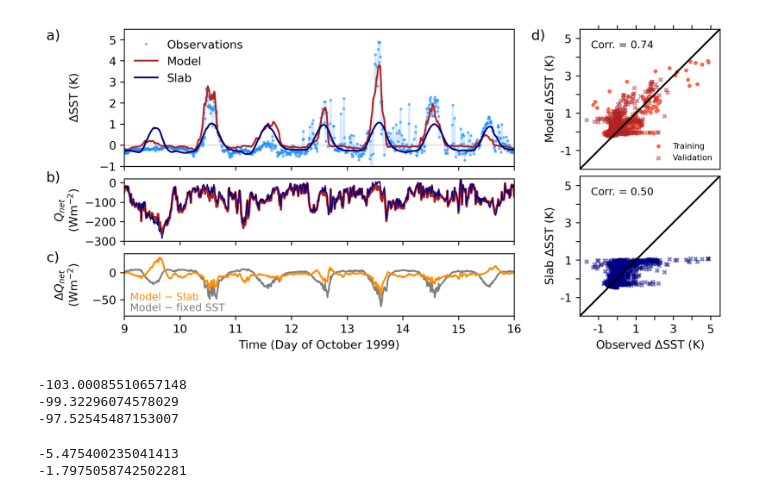
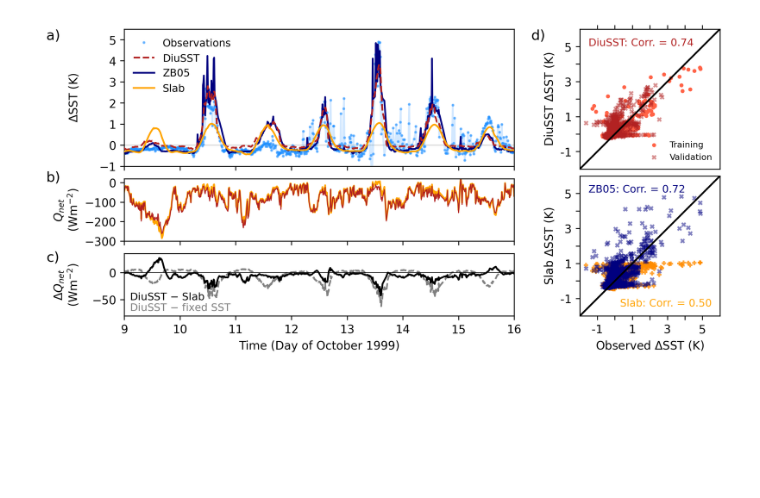
Before and after one commit to reykboerner/diusst, a Jupyter notebook: scripts/figs/paper_fig6.ipynb, the cells around one changed output. Drawn from its saved outputs; the diff is of its cells as text; code cells hidden in the pictures; blank space fills up the shorter version.

```diff
--- a/scripts/figs/paper_fig6.ipynb
+++ b/scripts/figs/paper_fig6.ipynb
@@ -7,18 +10,28 @@ from scipy import stats
 import xarray as xr
 # %%
 data = xr.load_dataset('../../input_data/moce5/moce5_dataset.cdf', decode_timedelta=False)
-simu_diusst = np.load('../../output_files/simu_diusst.npy', allow_pickle=True)
-simu_slab = np.load('../../output_files/simu_slab.npy', allow_pickle=True)
-simu_const = np.load('../../output_files/simu_const.npy', allow_pickle=True)
+
+_diusst = np.load("../../output_files/simu_diusst.npz")
+_zb05 = np.load("../../output_files/simu_zb05.npz")
+_slab = np.load("../../output_files/simu_slab.npz")
+_const = np.load("../../output_files/simu_const.npz")
+
+_data = {}
+for i, container in enumerate([_diusst, _zb05, _slab, _const]):
+    _data[i] = [container[key] for key in container]
+
+simu_diusst, simu_zb05, simu_slab, simu_const = [_data[i] for i in range(4)]
 
 T_f = float(data.T_f)
 ref_idx = 20
 time_pts = data['time_day'].to_numpy()[:-1]
 
 dsst_diusst = simu_diusst[0][:,0] - simu_diusst[0][:,ref_idx]
+dsst_zb05 = simu_zb05[0]
 dsst_slab = simu_slab[0] - T_f
 
 flux_diusst = simu_diusst[3][0] + simu_diusst[3][1] + simu_diusst[3][2]
+flux_zb05 = simu_zb05[2][0] + simu_zb05[2][1] + simu_zb05[2][2]
 flux_slab = simu_slab[1][0] + simu_slab[1][1] + simu_slab[1][2]
 flux_const = simu_const[1][0] + simu_const[1][1] + simu_const[1][2]
 
@@ -31,8 +44,10 @@ validation_int3 = np.arange(1585,1851,1)
 validation_idx = np.concatenate((np.concatenate((validation_int1, validation_int2)),validation_int3))
 
 model_r = stats.pearsonr(data['dsst'][:-1],dsst_diusst)[0]
+zb05_r = stats.pearsonr(data['dsst'][:-1],dsst_zb05)[0]
 slab_r = stats.pearsonr(data['dsst'][:-1],dsst_slab)[0]
 
 print('Reference depth: {:.3f} m'.format(simu_diusst[2][ref_idx]))
+print(model_r, zb05_r, slab_r)
 # %% [output]
 Reference depth: -3.045 m
@@ -41,5 +55,5 @@ Cannot find the ecCodes library
 # %%
-xmin, xmax = -2, 5.5
+xmin, xmax = -2, 6
 
 fig = plt.figure(dpi=300,figsize=(9.5,4.5))
 gs = GridSpec(2, 3, wspace=0.3, hspace=0.05)
@@ -52,32 +66,35 @@ ax1c = fig.add_subplot(gs2[3])
 
 ax1.plot(data['time_day'],data['dsst'],alpha=0.2,c='dodgerblue')
 ax1.plot(data['time_day'],data['dsst'],'.',markersize=3,alpha=0.5,c='dodgerblue', label='Observations')
-ax1.plot(time_pts,dsst_diusst,c='firebrick', label='Model')
-ax1.plot(time_pts,dsst_slab, c='navy', label='Slab')
+ax1.plot(time_pts,dsst_diusst,c='firebrick', label='DiuSST', ls='--', zorder=9)
+ax1.plot(time_pts,dsst_zb05, c='navy', label='ZB05', zorder=8)
+ax1.plot(time_pts,dsst_slab, c='orange', label='Slab',zorder=10)
 ax1.axhline(y=0,c='lightgray',zorder=0,lw=0.75)
-ax1.legend(frameon=False,loc='upper left')
+ax1.legend(frameon=False,loc='upper left', fontsize=9)
 ax1.set(xlim=(0,20.5),xticks=np.arange(0,21),xticklabels=[None]*21)#np.arange(0,21)+1)
-ax1.set(xlim=(8,15),ylim=(-1,xmax))
+ax1.set(xlim=(8,15),ylim=(-1,5.5))
 ax1.set(yticks=[-1,0,1,2,3,4,5])
 
-ax1b.plot(time_pts, flux_diusst, c='firebrick',label='Model - Slab',zorder=0,lw=2)
-ax1b.plot(time_pts, flux_slab, c='navy', label='Model - const.',zorder=1,lw=.8)
+ax1b.plot(time_pts, flux_diusst, c='firebrick',label='Model - Slab',zorder=2,lw=.8)
+ax1b.plot(time_pts, flux_slab, c='orange', label='Model - const.',zorder=1,lw=1.5)
 
 ax1b.set(xlim=(0,20.5),xticks=np.arange(0,21),xticklabels=[None]*21)
 ax1b.set(xlim=(8,15),ylim=(None,None), ylabel='$Q_{net}$\n(Wm$^{-2}$)')
 
-ax1c.plot(time_pts, (flux_diusst-flux_slab), c='darkorange')
-ax1c.plot(time_pts, (flux_diusst-flux_const), c='gray', zorder=-1)
+ax1c.plot(time_pts, (flux_diusst-flux_slab), c='k')
+ax1c.plot(time_pts, (flux_diusst-flux_const), c='gray', ls='--', zorder=-1)
 ax1c.set(xlim=(0,20.5),xticks=np.arange(0,21),xticklabels=np.arange(0,21)+1)
 ax1c.set(xlim=(8,15),ylim=(None,None), ylabel='$\Delta Q_{net}$\n(Wm$^{-2}$)')
+ax1c.axhline(y=0, lw=0.5, c='k', zorder=-1)
 
 ax2.plot([xmin,xmax],[xmin,xmax],c='k')
 ax2.scatter(data['dsst'][training_idx],dsst_diusst[training_idx],c='tomato',marker='o',s=6, label='Training')
 ax2.scatter(data['dsst'][validation_idx],dsst_diusst[validation_idx],c='firebrick',marker='x',s=10,alpha=.5, label='Validation')
-ax2.legend(loc='lower right', fontsize=7, frameon=False)
+ax2.legend(loc='lower right', fontsize=7.5, frameon=False)
 
 ax3.plot([xmin,xmax],[xmin,xmax],c='k',zorder=10)
-ax3.scatter(data['dsst'][:-1],dsst_slab,c='navy',marker='x',s=10,alpha=.5,zorder=5)
+ax3.scatter(data['dsst'][:-1],dsst_slab,c='darkorange',marker='+',s=15,alpha=.8,zorder=4)
+ax3.scatter(data['dsst'][:-1],dsst_zb05,c='navy',marker='x',s=10,alpha=.5,zorder=5)
 
 ax2.tick_params(axis='x', bottom=False, top=True, labelbottom=False, labeltop=False)
 ax2.set(xticks=[-1,0,1,2,3,4,5],xticklabels=['-1',None,'1',None,'3',None,'5'])
@@ -85,50 +102,39 @@ ax3.set(xticks=[-1,0,1,2,3,4,5],xticklabels=['-1',None,'1',None,'3',None,'5'])
 ax2.set(yticks=[-1,0,1,2,3,4,5],yticklabels=['-1',None,'1',None,'3',None,'5'])
 ax3.set(yticks=[-1,0,1,2,3,4,5],yticklabels=['-1',None,'1',None,'3',None,'5'])
 
 ax2.set_aspect(1)
 ax3.set_aspect(1)
 ax2.set(xlim=(xmin,xmax),ylim=(xmin,xmax))
 ax2.set(xlim=(xmin,xmax),ylim=(xmin,xmax))
 ax3.set(xlim=(xmin,xmax),ylim=(xmin,xmax))
 ax3.set(xlim=(xmin,xmax),ylim=(xmin,xmax))
 
-ax2.set(ylabel='Model $\Delta$SST (K)')
+ax2.set(ylabel='DiuSST $\Delta$SST (K)')
 ax3.set(xlabel='Observed $\Delta$SST (K)',ylabel='Slab $\Delta$SST (K)')
 ax1.set(ylabel='$\Delta$SST (K)')
 ax1c.set(xlabel='Time (Day of October 1999)')
 
-ax2.text(-1.4,4.9,'Corr. = {:.2f}'.format(model_r), fontsize=9, va='top')
-ax3.text(-1.4,4.9,'Corr. = {:.2f}'.format(slab_r), fontsize=9, va='top')
+ax2.text(-1.5,5.5,'DiuSST: Corr. = {:.2f}'.format(model_r), fontsize=9, va='top', color='firebrick')
+ax3.text(-1.5,5.5,'ZB05: Corr. = {:.2f}'.format(zb05_r), fontsize=9, va='top', color='navy')
+ax3.text(0.3,-1.,'Slab: Corr. = {:.2f}'.format(slab_r), fontsize=9, va='top', color='orange')
 
 ax1.text(6.6,5.5,'a)', fontsize=12,va='top')
 ax1b.text(6.6,60,'b)', fontsize=12,va='top')
 ax1c.text(6.6,40,'c)', fontsize=12,va='top')
 ax1.text(15.3,5.5,'d)', fontsize=12,va='top')
 #ax1b.legend()
 
 ax1c.set(ylim=(-80,35))
 ax1b.set(ylim=(-300,20))
 ax1b.set(yticks=[-300,-200,-100,0])
-ax1c.text(8.1,-50, 'Model $-$ Slab', c='darkorange', fontsize=9)
-ax1c.text(8.1,-70, 'Model $-$ fixed SST', c='gray', fontsize=9)
+ax1c.text(8.1,-50, 'DiuSST $-$ Slab', c='k', fontsize=9)
+ax1c.text(8.1,-70, 'DiuSST $-$ fixed SST', c='gray', fontsize=9)
 
 fig.align_ylabels()
 plt.tight_layout()
 
+#plt.savefig("fig6_j2.png", bbox_inches="tight")
+
 plt.show()
 # %% [output]
-[figure, old version]
+[figure, new version]
-# %%
-print(np.mean(flux_diusst))
-print(np.mean(flux_slab))
-print(np.mean(flux_const))
-# %% [output]
--103.00085510657148
--99.32296074578029
--97.52545487153007
-# %%
-print(np.mean(flux_diusst-flux_const))
-print(np.mean(flux_slab-flux_const))
-# %% [output]
--5.475400235041413
--1.7975058742502281
```
Also changed, not shown: parts of 5 cells of this notebook, 32 other files.
